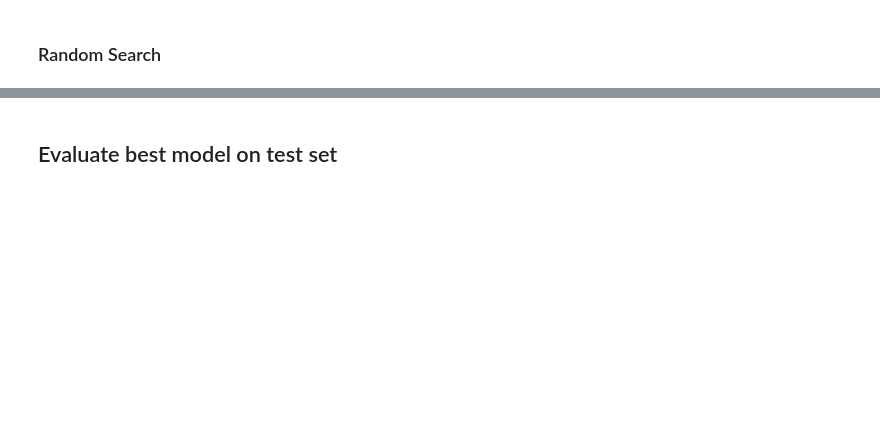
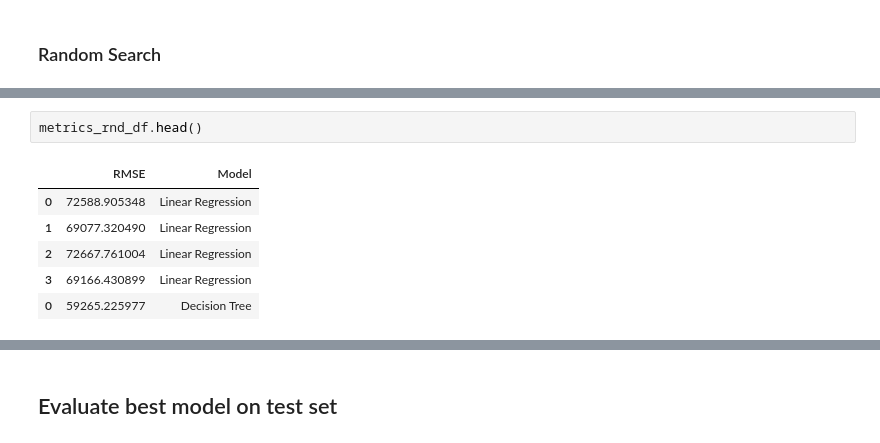
Before and after one commit to bademari/AI_ML_Lab, a Jupyter notebook: Lab 1_2_3.ipynb, the cells around one changed output, grey strips where cells are left out. Saved outputs shown, nothing was run; the diff lists cells and outputs as text; blank space fills up the shorter version.

```diff
--- a/Lab 1_2_3.ipynb
+++ b/Lab 1_2_3.ipynb
@@ -1088,0 +1135,9 @@ rnd_search_svr_results_df_sorted
+# %%
+metrics_rnd_df.head()
+# %% [output]
+|  | RMSE | Model |
+| 0 | 72588.905348 | Linear Regression |
+| 1 | 69077.320490 | Linear Regression |
+| 2 | 72667.761004 | Linear Regression |
+| 3 | 69166.430899 | Linear Regression |
+| 0 | 59265.225977 | Decision Tree |
```
Also changed, not shown: parts of 5 cells of this notebook, 2 other files.
